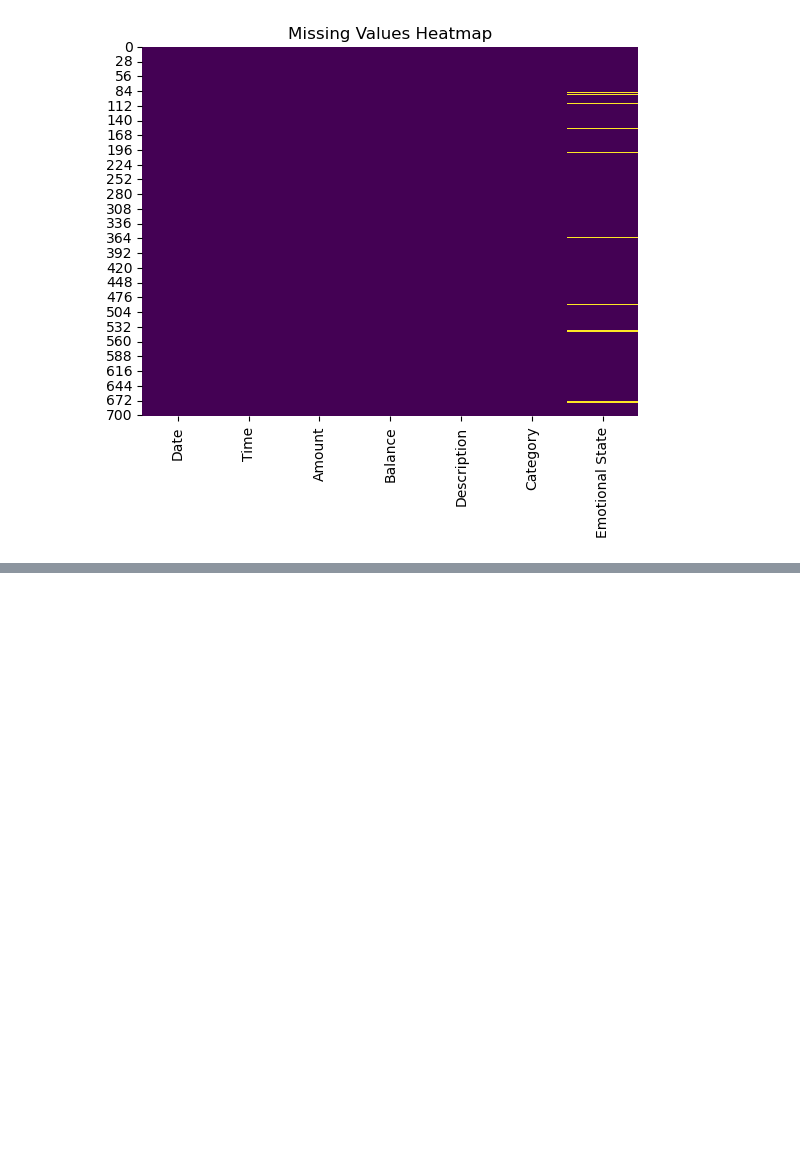
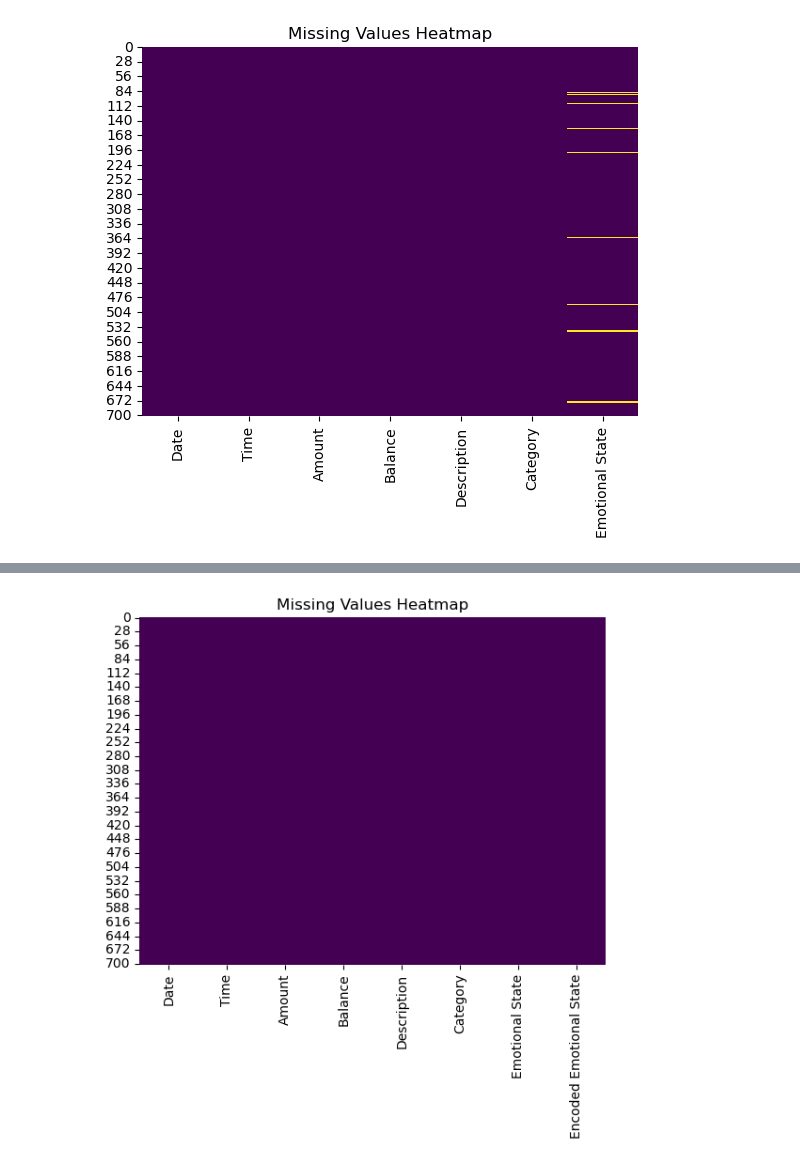
Before and after one commit to sudentrs/DSA210-Data-Science-Term-Project, a Jupyter notebook: combine_datasets.ipynb, the cells around one changed output, grey strips where cells are left out. Cells and saved outputs as stored; diff of their text form; code cells hidden in the pictures; blank space fills up the shorter version.

```diff
--- a/combine_datasets.ipynb
+++ b/combine_datasets.ipynb
@@ -27,7 +27,7 @@ final_dataset.head()
 | 3 | 25.10.2024 | 12:34 | -32.00 | 19492.21 | 046 7036 İSTANBUL SABANC TEMASSIZ... | market | strong positive |
 | 4 | 25.10.2024 | 12:28 | -20.00 | 19524.21 | 7777/MBL-HAV.ALİ OSMAN TERLEMEZ | other | strong positive |
 # %%
-df = pd.read_excel('C:/Users/sudet/Documents/GitHub/CS210-Data-Science-Term-Project/final_dataset.xlsx')
+df = pd.read_excel('C:/Users/sudet/Downloads/210/final_dataset.xlsx')
 # %%
 print("Column Names:", df.columns)
 print(df.head())
@@ -125,3 +125,22 @@ plt.title("Missing Values Heatmap")
 plt.show()
 # %% [output]
 [figure]
+# %%
+# Define the mapping for encoding emotional states
+emotional_state_mapping = {
+    "strong negative": -3,
+    "negative": -2,
+    "mildly negative": -1,
+    "neutral": 0,
+    "mildly positive": 1,
+    "positive": 2,
+    "strong positive": 3 }
+
+# Map the 'Emotional State' column to numerical values
+df['Encoded Emotional State'] = df['Emotional State'].map(emotional_state_mapping)
+
+
+# Calculate the mean of the encoded emotional states
+mode_emotional_state = df['Encoded Emotional State'].mode()
+
+print("Mode of State Value:", mode_emotional_state)
@@ -127,0 +150,9 @@ plt.show()
+# %%
+# Fill missing values in 'Emotional State' with 'neutral'
+df['Emotional State'].fillna('neutral', inplace=True)
+
+# Map the 'Emotional State' column to numerical values using the emotional_state_mapping
+df['Encoded Emotional State'] = df['Emotional State'].map(emotional_state_mapping)
+
+# Display the first few rows of the updated dataframe
+df.head()
@@ -127,0 +166,7 @@ plt.show()
+# %%
+#check again for missing values
+sns.heatmap(df.isnull(), cbar=False, cmap="viridis")
+plt.title("Missing Values Heatmap")
+plt.show()
+# %% [output]
+[figure, added]
```
Also changed, not shown: parts of 11 cells of this notebook, 1 other file.
